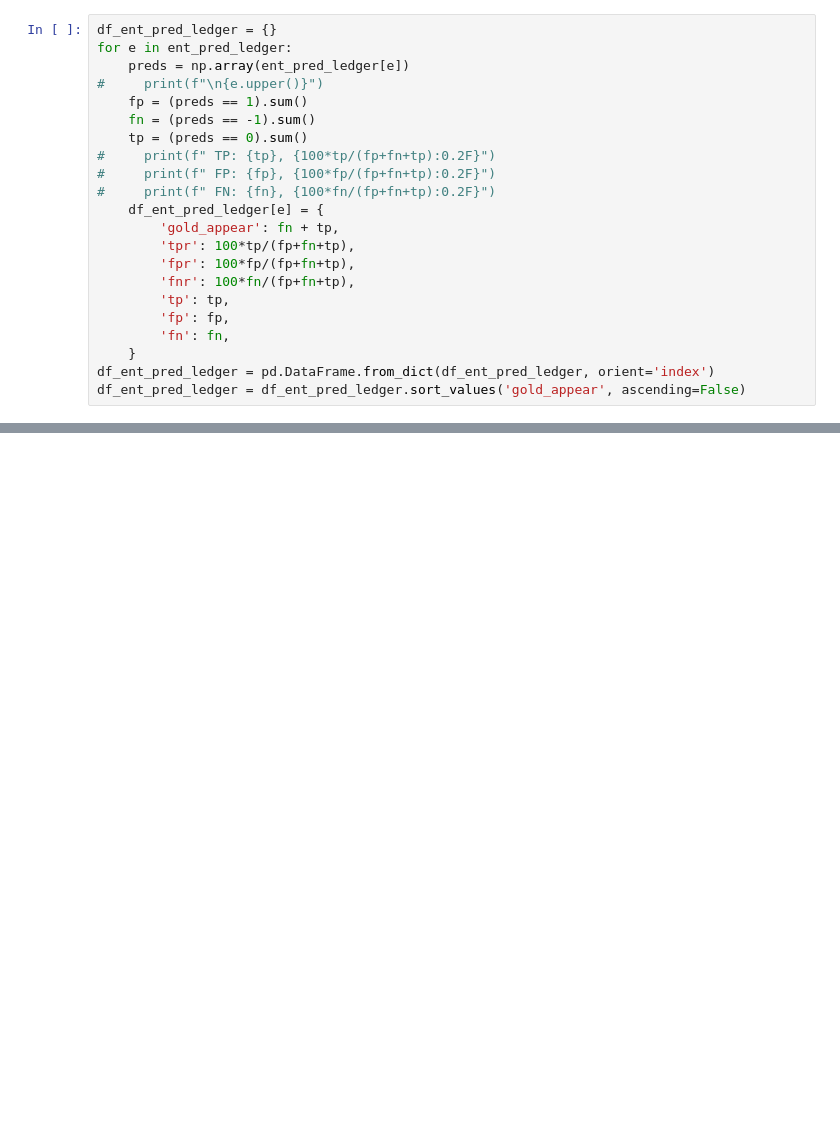
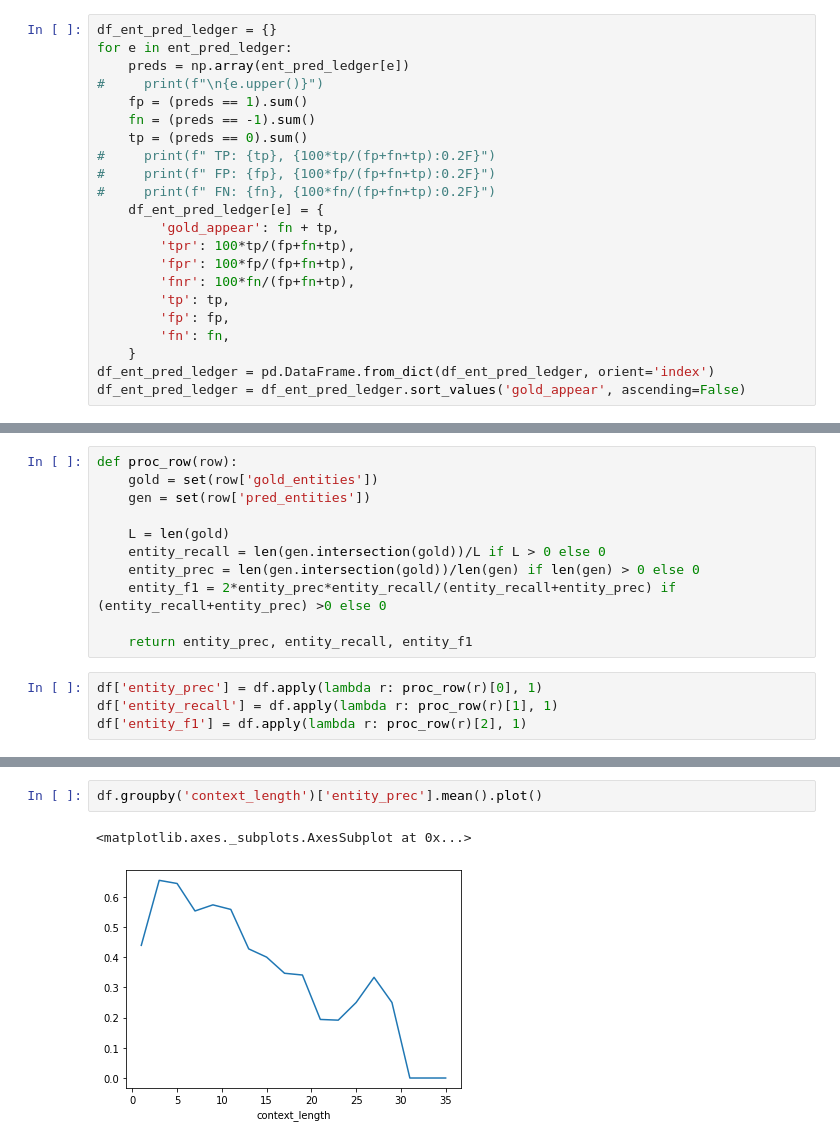
Before and after one commit to bsantraigi/Hierarchical-Transformer-Dialog, a Jupyter notebook: error_reader.ipynb, the cells around one changed output, grey strips where cells are left out. Saved outputs shown, nothing was run; the diff lists cells and outputs as text; blank space fills up the shorter version.

```diff
--- a/error_reader.ipynb
+++ b/error_reader.ipynb
@@ -328,0 +331,15 @@ df_ent_pred_ledger.sort_values('tpr', ascending=False)
+# %%
+def proc_row(row):
+    gold = set(row['gold_entities'])
+    gen = set(row['pred_entities'])
+
+    L = len(gold)
+    entity_recall = len(gen.intersection(gold))/L if L > 0 else 0
+    entity_prec = len(gen.intersection(gold))/len(gen) if len(gen) > 0 else 0
+    entity_f1 = 2*entity_prec*entity_recall/(entity_recall+entity_prec) if (entity_recall+entity_prec) >0 else 0
+
+    return entity_prec, entity_recall, entity_f1
+# %%
+df['entity_prec'] = df.apply(lambda r: proc_row(r)[0], 1)
+df['entity_recall'] = df.apply(lambda r: proc_row(r)[1], 1)
+df['entity_f1'] = df.apply(lambda r: proc_row(r)[2], 1)
@@ -328,0 +358,5 @@ df_ent_pred_ledger.sort_values('tpr', ascending=False)
+# %%
+df.groupby('context_length')['entity_prec'].mean().plot()
+# %% [output]
+<matplotlib.axes._subplots.AxesSubplot at 0x...>
+[figure, added]
```
Also changed, not shown: parts of 11 cells of this notebook.
